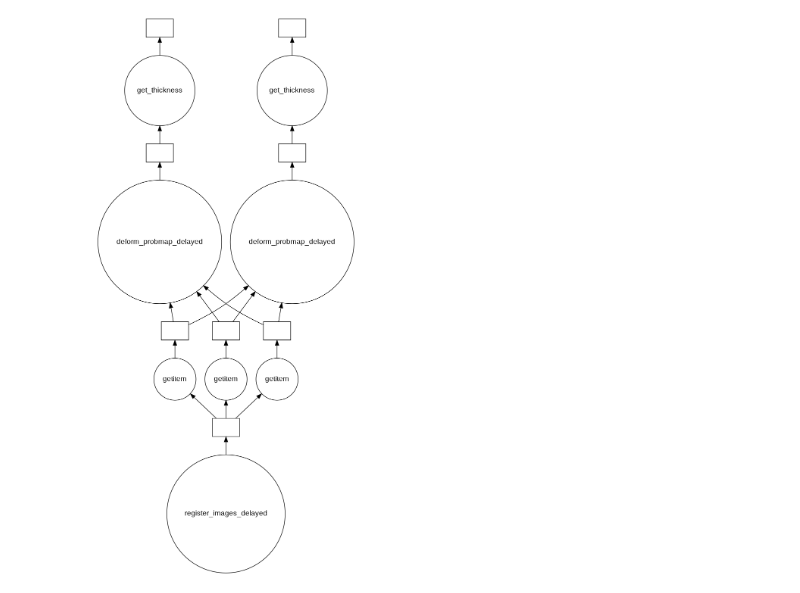
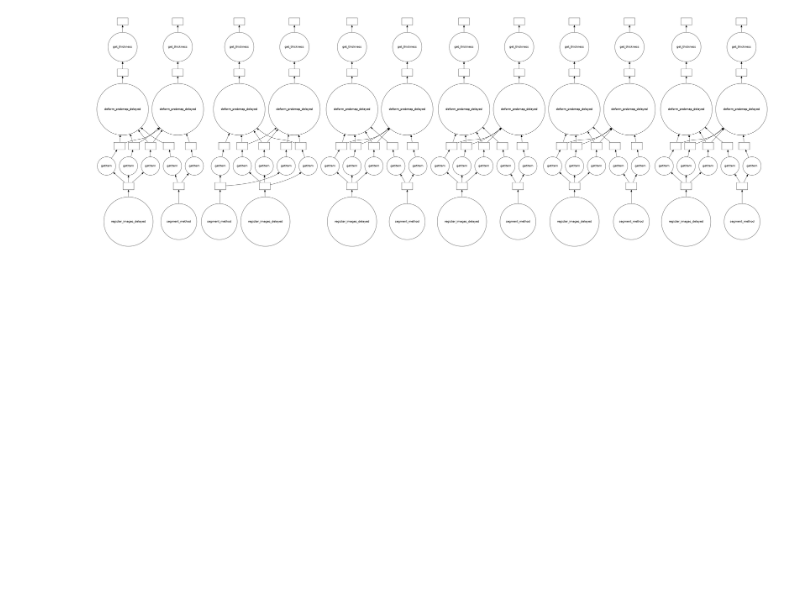
Before and after one commit to uncbiag/OAI_analysis_2, a Jupyter notebook: notebooks/DaskComputationCoiled.ipynb, the cells around one changed output. Cells and saved outputs as stored; diff of their text form; code cells hidden in the pictures; blank space fills up the shorter version.

```diff
--- a/notebooks/DaskComputationCoiled.ipynb
+++ b/notebooks/DaskComputationCoiled.ipynb
@@ -69,18 +76,33 @@ print(client)
 # %%
 # Main execution block
 
-phi_AB, image_A, image_B = dp.register_images_delayed()
-deformed_fc = dp.deform_probmap_delayed(phi_AB, image_A, image_B, 'FC')
-deformed_tc = dp.deform_probmap_delayed(phi_AB, image_A, image_B, 'TC')
+all_results = []
+months_array = ['ENROLLMENT', '12_MONTH', '24_MONTH', '48_MONTH', '72_MONTH', '96_MONTH']
+knee_type = 'LEFT_KNEE'
+patient_id = '9010060'
 
-thickness_fc = dp.get_thickness(deformed_fc, 'FC')
-thickness_tc = dp.get_thickness(deformed_tc, 'TC')
+for month in months_array:
+    image_path = patient_id + '/MR_SAG_3D_DESS/' + knee_type + '/' + month + '/image_preprocessed.nii.gz'
 
-result = [thickness_fc, thickness_tc]
+    fc_probmap, tc_probmap = dp.segment_method(image_path)
+    phi_AB, image_A, image_B = dp.register_images_delayed(
+        image_path, 'atlas_image.nii.gz')
+
+    deformed_fc = dp.deform_probmap_delayed(phi_AB, image_A, image_B,
+                                            fc_probmap, 'FC')
+    deformed_tc = dp.deform_probmap_delayed(phi_AB, image_A, image_B,
+                                            tc_probmap, 'TC')
+
+    thickness_fc = dp.get_thickness(deformed_fc, 'FC')
+    thickness_tc = dp.get_thickness(deformed_tc, 'TC')
+
+    result = [thickness_fc, thickness_tc]
+
+    all_results.append(result)
 # %%
 # Visualize Dask Computation Graph
 
-visualize(result)
+visualize(*all_results)
 # %% [output]
-[figure, old version]
+[figure, new version]
 # %%
```
Also changed, not shown: parts of 14 cells of this notebook.
